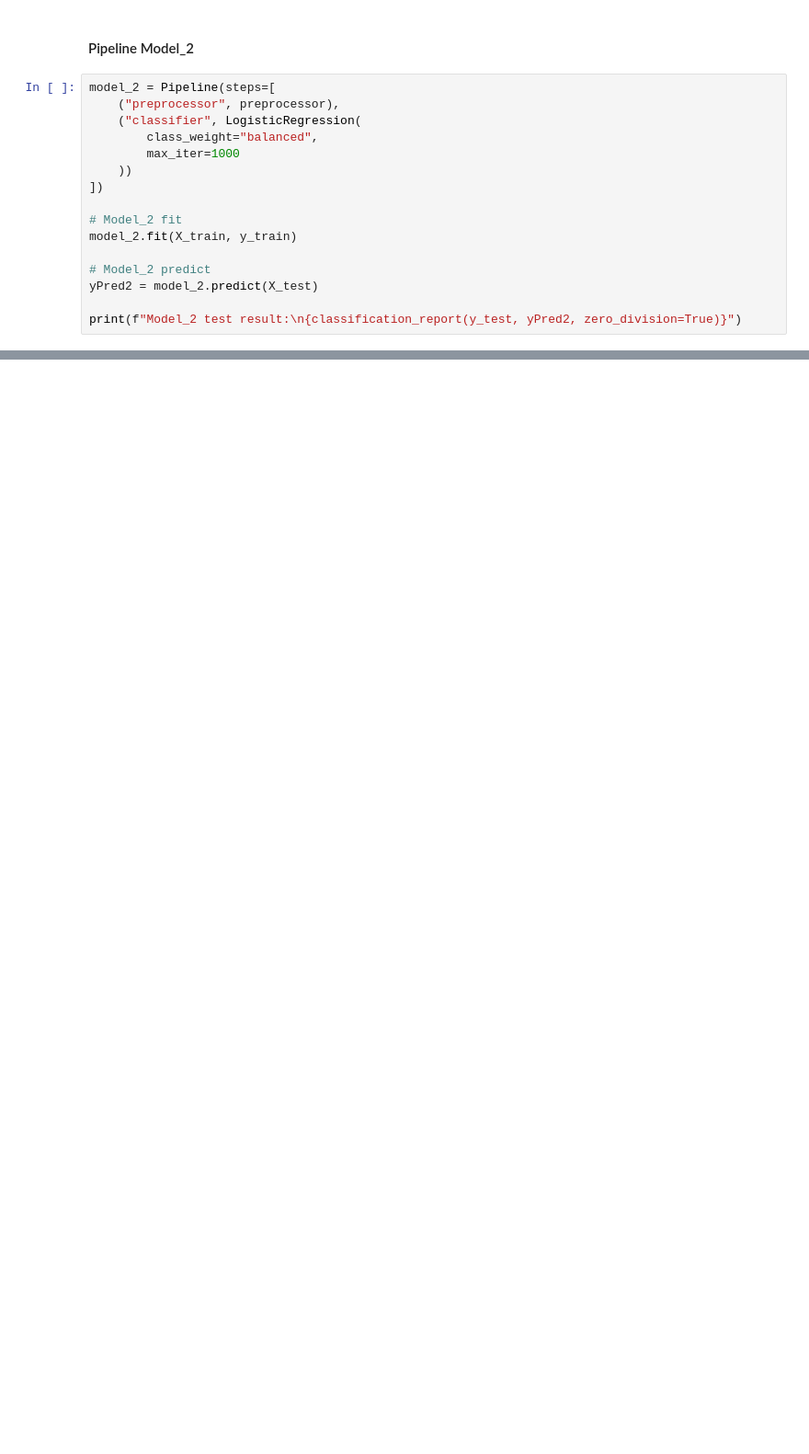
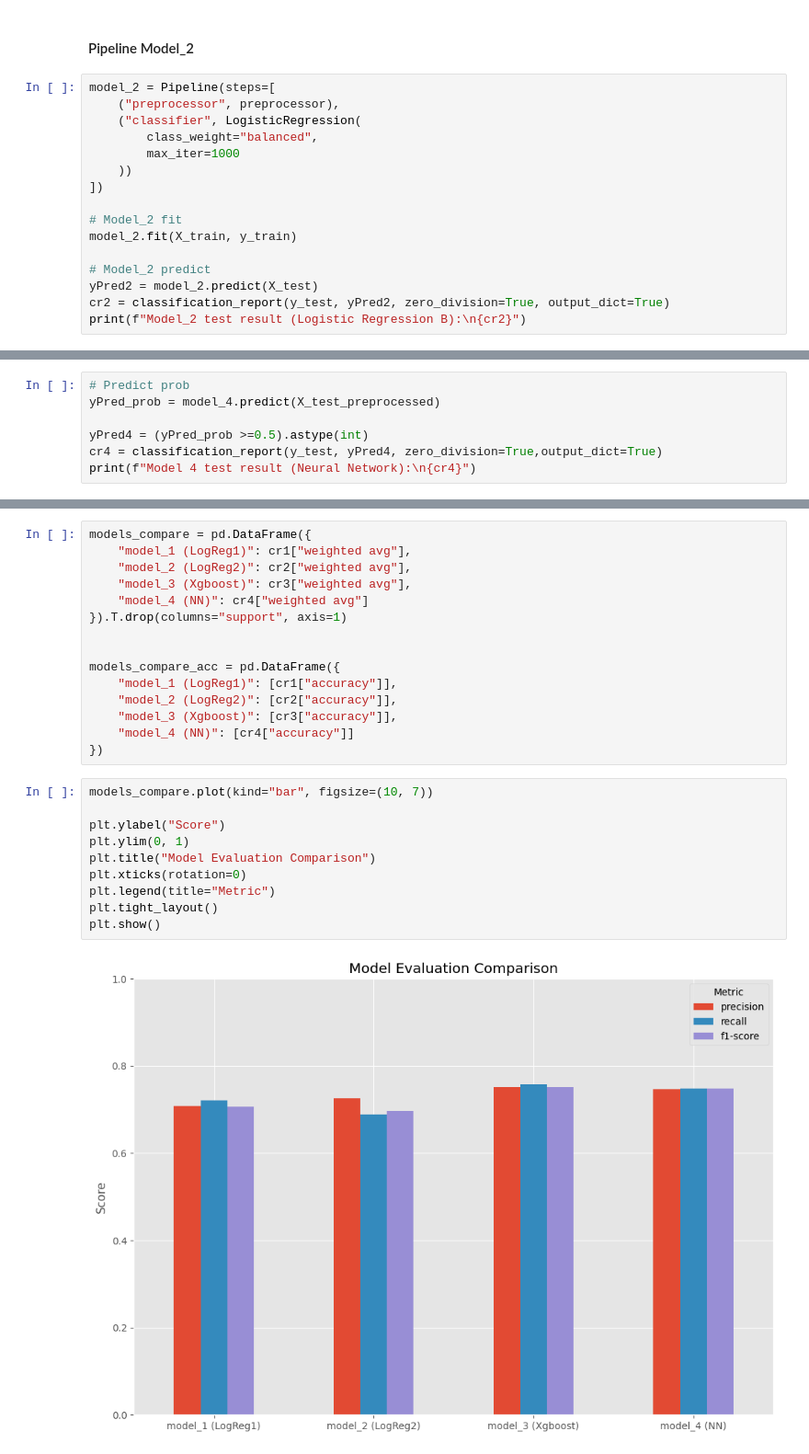
Before and after one commit to DiandraRifqiM/Telco-Churn-Risk-Analytics, a Jupyter notebook: notebooks/model.ipynb, the cells around one changed output, grey strips where cells are left out. Shown at 92% size. Cells and saved outputs as stored; diff of their text form; blank space fills up the shorter version.

```diff
--- a/notebooks/model.ipynb
+++ b/notebooks/model.ipynb
@@ -105,6 +98,6 @@ model_2.fit(X_train, y_train)
 
 # Model_2 predict
 yPred2 = model_2.predict(X_test)
-
-print(f"Model_2 test result:\n{classification_report(y_test, yPred2, zero_division=True)}")
+cr2 = classification_report(y_test, yPred2, zero_division=True, output_dict=True)
+print(f"Model_2 test result (Logistic Regression B):\n{cr2}")
 # %% [output]
@@ -125,0 +231,7 @@ Selain itu, F1-score untuk class 1 meningkat dari 0.51 menjadi 0.60. Meskipun pr
+# %%
+# Predict prob
+yPred_prob = model_4.predict(X_test_preprocessed)
+
+yPred4 = (yPred_prob >=0.5).astype(int)
+cr4 = classification_report(y_test, yPred4, zero_division=True,output_dict=True)
+print(f"Model 4 test result (Neural Network):\n{cr4}")
@@ -125,0 +244,27 @@ Selain itu, F1-score untuk class 1 meningkat dari 0.51 menjadi 0.60. Meskipun pr
+# %%
+models_compare = pd.DataFrame({
+    "model_1 (LogReg1)": cr1["weighted avg"],
+    "model_2 (LogReg2)": cr2["weighted avg"],
+    "model_3 (Xgboost)": cr3["weighted avg"],
+    "model_4 (NN)": cr4["weighted avg"]
+}).T.drop(columns="support", axis=1)
+
+
+models_compare_acc = pd.DataFrame({
+    "model_1 (LogReg1)": [cr1["accuracy"]],
+    "model_2 (LogReg2)": [cr2["accuracy"]],
+    "model_3 (Xgboost)": [cr3["accuracy"]],
+    "model_4 (NN)": [cr4["accuracy"]]
+})
+# %%
+models_compare.plot(kind="bar", figsize=(10, 7))
+
+plt.ylabel("Score")
+plt.ylim(0, 1)
+plt.title("Model Evaluation Comparison")
+plt.xticks(rotation=0)
+plt.legend(title="Metric")
+plt.tight_layout()
+plt.show()
+# %% [output]
+[figure, added]
```
Also changed, not shown: parts of 19 cells of this notebook.
